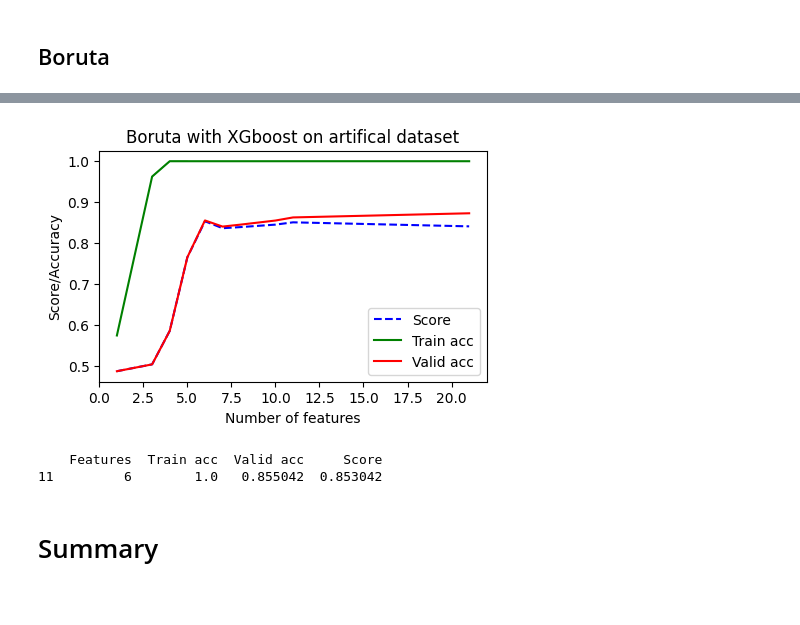
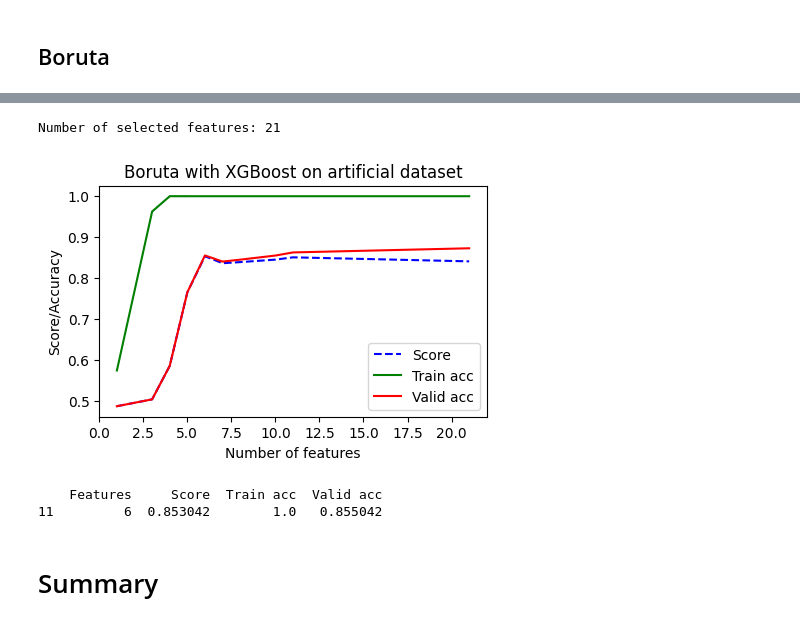
Before and after one commit to mstaczek/Feature-Selection-methods-project, a Jupyter notebook: artificial_clean.ipynb, the cells around one changed output, grey strips where cells are left out. Drawn from its saved outputs; the diff is of its cells as text; code cells hidden in the pictures.

```diff
--- a/artificial_clean.ipynb
+++ b/artificial_clean.ipynb
@@ -264,18 +109,20 @@ Number of selected features: 21
 # %%
+method_name = 'Boruta'
+importances = get_importance_boruta(X_train, y_train)
 results_df = get_results_df_by_features_boruta(importances, model, model_params_dict,
                                         X_train, y_train, X_valid, y_valid,
                                         desired_features, features_min, features_max, step)
-make_plot_by_features(results_df, 'Boruta with XGboost on artifical dataset')
+make_plot_by_features(results_df, f'{method_name} with {model_name} on {dataset_name} dataset')
 # %% [output]
+Number of selected features: 21
-[figure, old version]
+[figure, new version]
 # %%
 min_features = 5
 max_features = 10
-method_name = 'Boruta'
 
 final_results.append(print_results_for_specific_features(results_df, min_features, max_features, method_name))
 # %% [output]
-    Features  Train acc  Valid acc     Score
-11         6        1.0   0.855042  0.853042
+    Features     Score  Train acc  Valid acc
+11         6  0.853042        1.0   0.855042
 # %% [markdown]
 # Summary
```
Also changed, not shown: parts of 20 cells of this notebook, 8 other files.
